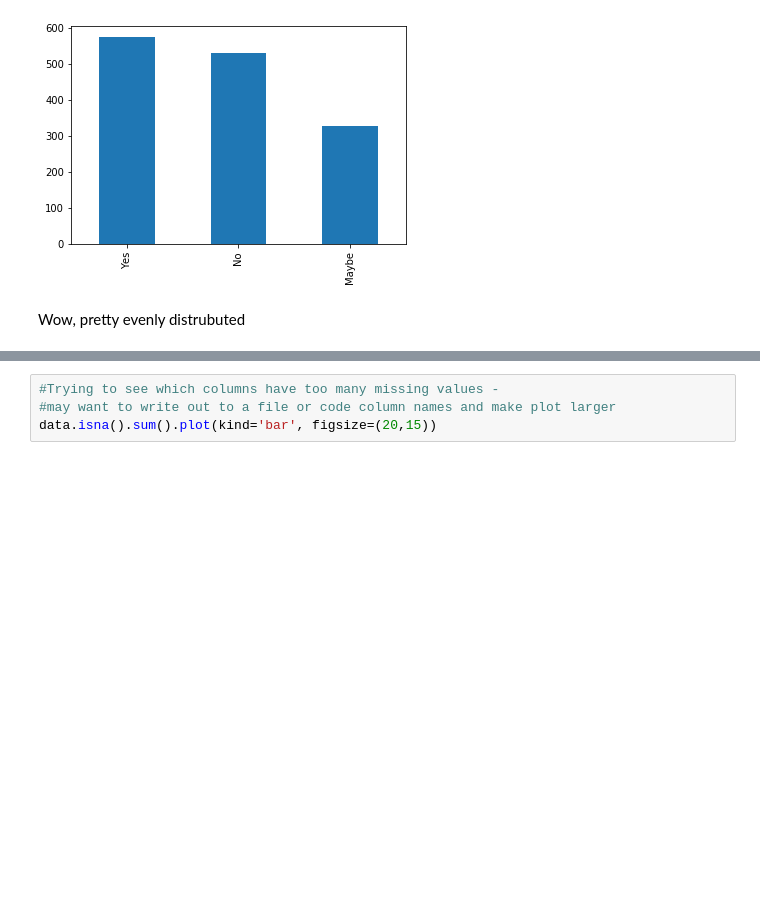
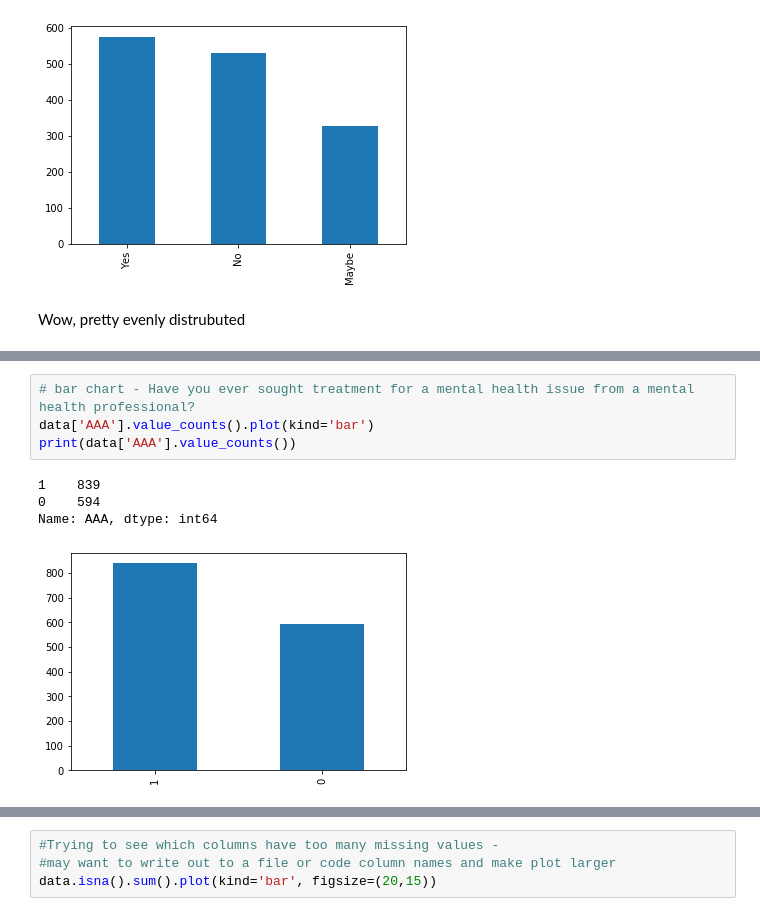
Before and after one commit to sjc5897/DSCI-633-Project, a Jupyter notebook: Data_Exploration.ipynb, the cells around one changed output, grey strips where cells are left out. Drawn from its saved outputs; the diff is of its cells as text; blank space fills up the shorter version.

```diff
--- a/Data_Exploration.ipynb
+++ b/Data_Exploration.ipynb
@@ -121,0 +146,9 @@ Wow, pretty evenly distrubuted
+# %%
+# bar chart - Have you ever sought treatment for a mental health issue from a mental health professional?
+data['AAA'].value_counts().plot(kind='bar')
+print(data['AAA'].value_counts())
+# %% [output]
+1    839
+0    594
+Name: AAA, dtype: int64
+[figure, added]
```
Also changed, not shown: parts of 6 cells of this notebook, 1 other file.
